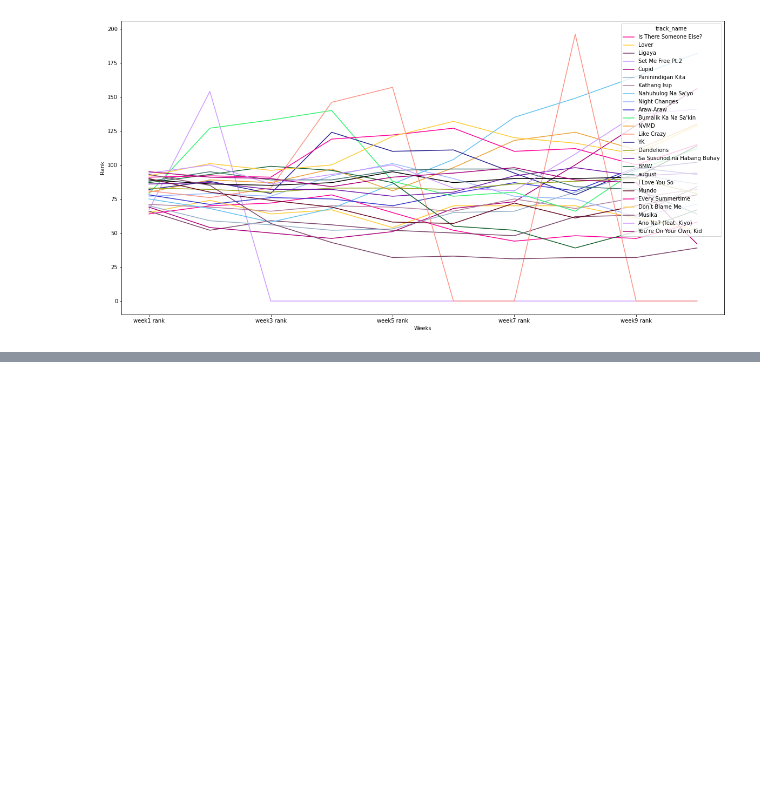
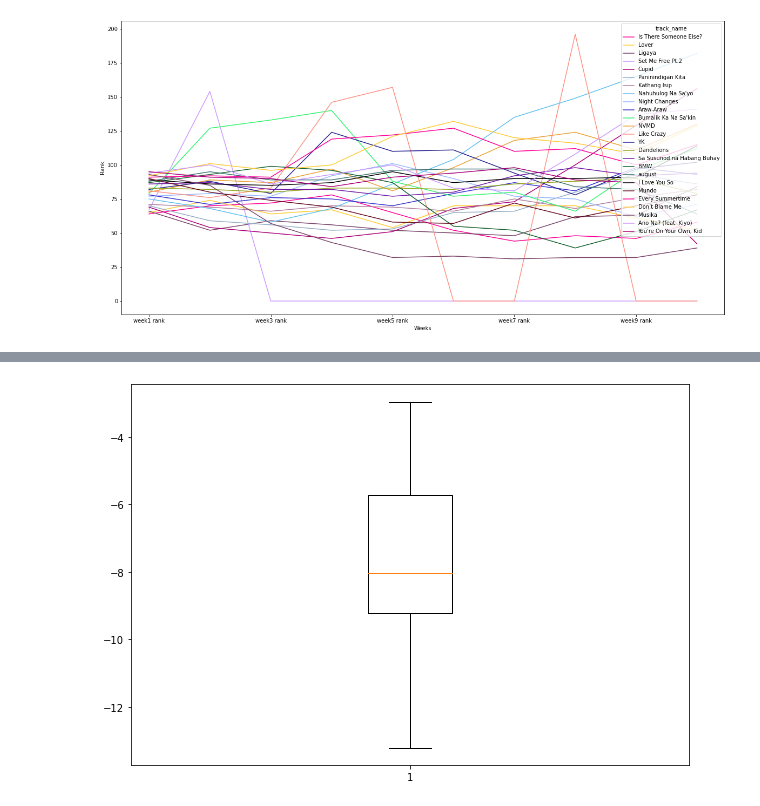
Before and after one commit to dlsucomet/aWit-trial, a Jupyter notebook: LEGIT LEGIT 032023/legit/BASIC/OUT OF TIME/more out of time.ipynb, the cells around one changed output, grey strips where cells are left out. Cells and saved outputs as stored; diff of their text form; code cells hidden in the pictures; blank space fills up the shorter version.

```diff
--- a/LEGIT LEGIT 032023/legit/BASIC/OUT OF TIME/more out of time.ipynb
+++ b/LEGIT LEGIT 032023/legit/BASIC/OUT OF TIME/more out of time.ipynb
@@ -183,0 +219,10 @@ trend_3.plot(ylabel='Rank', xlabel='Weeks', figsize=(20,10), color=['#ff0096', '
+# %%
+fig = plt.figure(figsize =(10, 7))
+
+# Creating plot
+plt.boxplot(intrinsic["loudness"])
+
+# show plot
+plt.show()
+# %% [output]
+[figure, added]
```
Also changed, not shown: parts of 39 cells of this notebook.
